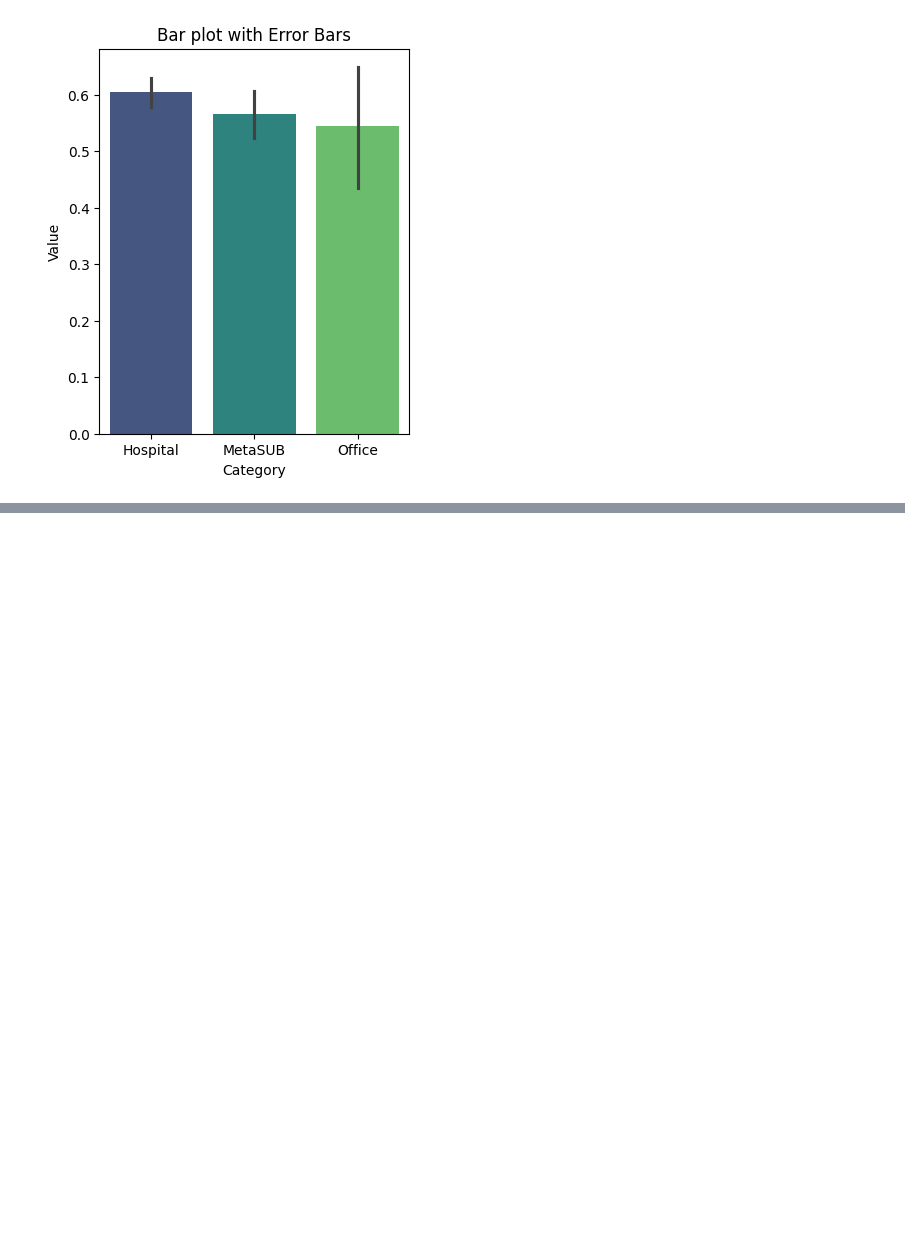
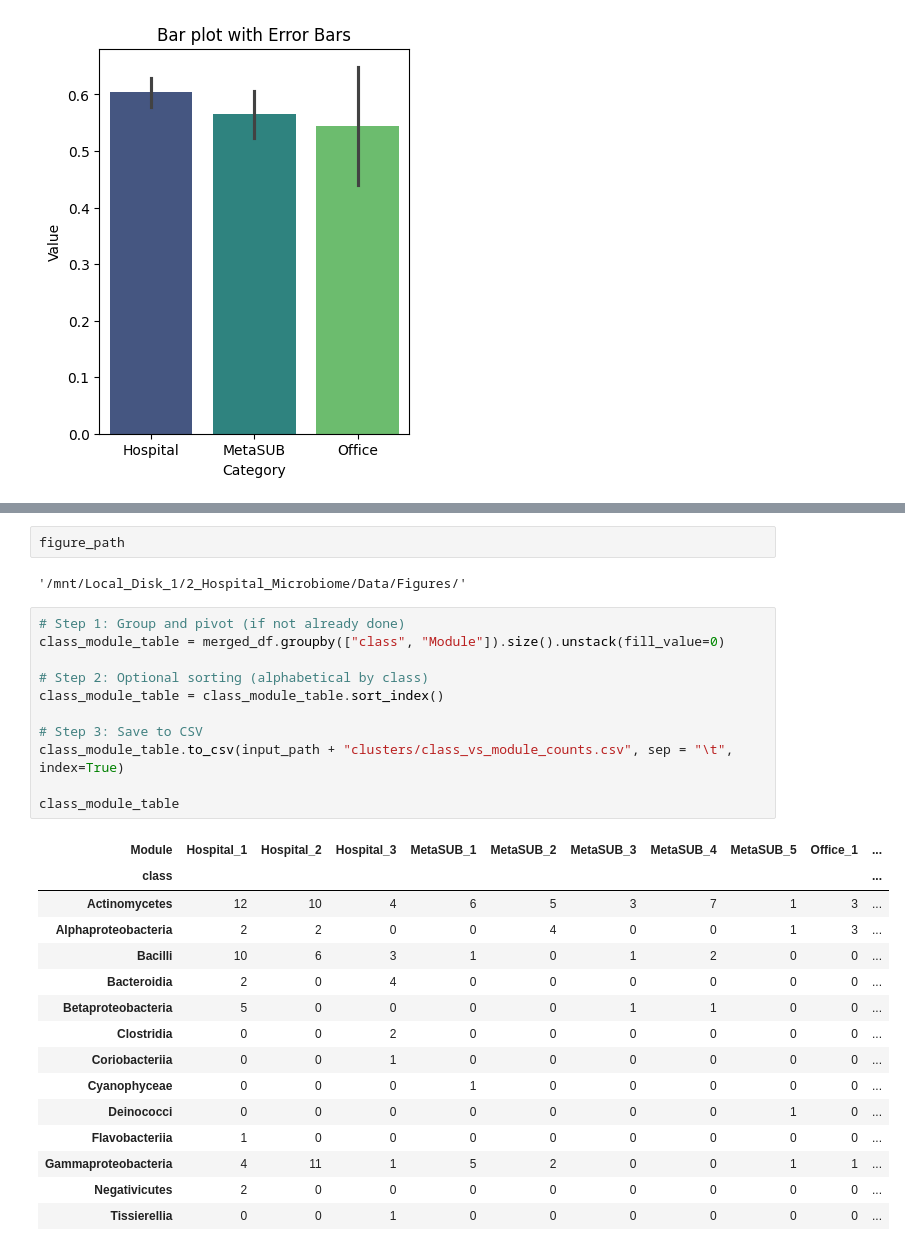
Before and after one commit to RamanLab/Hospital_Microbiome, a Jupyter notebook: 3_Network_properties.ipynb, the cells around one changed output, grey strips where cells are left out. Drawn from its saved outputs; the diff is of its cells as text; blank space fills up the shorter version.

```diff
--- a/3_Network_properties.ipynb
+++ b/3_Network_properties.ipynb
@@ -461,0 +612,31 @@ plt.show()
+# %%
+figure_path
+# %% [output]
+'/mnt/Local_Disk_1/2_Hospital_Microbiome/Data/Figures/'
+# %%
+# Step 1: Group and pivot (if not already done)
+class_module_table = merged_df.groupby(["class", "Module"]).size().unstack(fill_value=0)
+
+# Step 2: Optional sorting (alphabetical by class)
+class_module_table = class_module_table.sort_index()
+
+# Step 3: Save to CSV
+class_module_table.to_csv(input_path + "clusters/class_vs_module_counts.csv", sep = "\t", index=True)
+
+class_module_table
+# %% [output]
+| Module | Hospital_1 | Hospital_2 | Hospital_3 | MetaSUB_1 | MetaSUB_2 | MetaSUB_3 | MetaSUB_4 | MetaSUB_5 | Office_1 | ... |
+| class |  |  |  |  |  |  |  |  |  | ... |
+| Actinomycetes | 12 | 10 | 4 | 6 | 5 | 3 | 7 | 1 | 3 | ... |
+| Alphaproteobacteria | 2 | 2 | 0 | 0 | 4 | 0 | 0 | 1 | 3 | ... |
+| Bacilli | 10 | 6 | 3 | 1 | 0 | 1 | 2 | 0 | 0 | ... |
+| Bacteroidia | 2 | 0 | 4 | 0 | 0 | 0 | 0 | 0 | 0 | ... |
+| Betaproteobacteria | 5 | 0 | 0 | 0 | 0 | 1 | 1 | 0 | 0 | ... |
+| Clostridia | 0 | 0 | 2 | 0 | 0 | 0 | 0 | 0 | 0 | ... |
+| Coriobacteriia | 0 | 0 | 1 | 0 | 0 | 0 | 0 | 0 | 0 | ... |
+| Cyanophyceae | 0 | 0 | 0 | 1 | 0 | 0 | 0 | 0 | 0 | ... |
+| Deinococci | 0 | 0 | 0 | 0 | 0 | 0 | 0 | 1 | 0 | ... |
+| Flavobacteriia | 1 | 0 | 0 | 0 | 0 | 0 | 0 | 0 | 0 | ... |
+| Gammaproteobacteria | 4 | 11 | 1 | 5 | 2 | 0 | 0 | 1 | 1 | ... |
+| Negativicutes | 2 | 0 | 0 | 0 | 0 | 0 | 0 | 0 | 0 | ... |
+| Tissierellia | 0 | 0 | 1 | 0 | 0 | 0 | 0 | 0 | 0 | ... |
```
Also changed, not shown: parts of 12 cells of this notebook, 9 other files.
